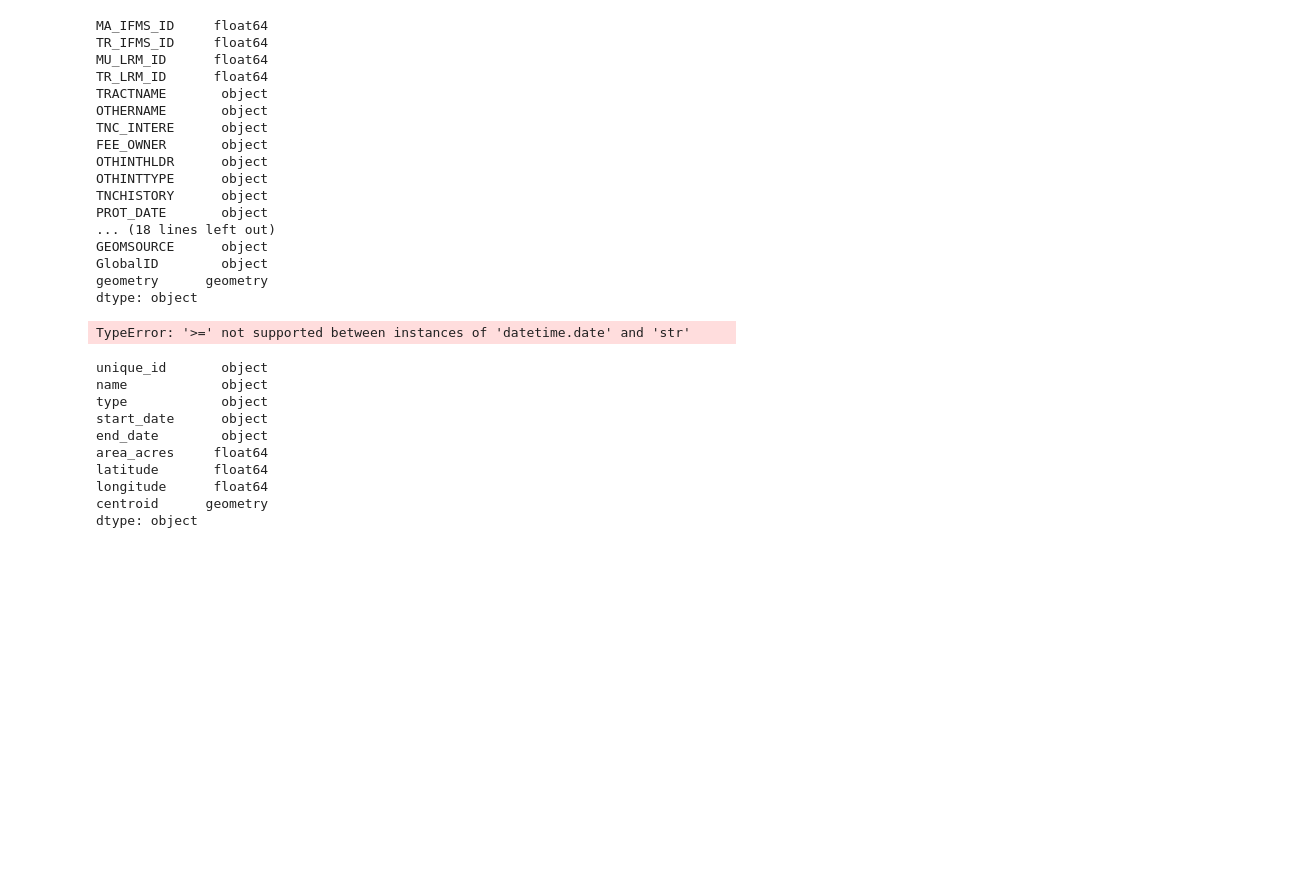
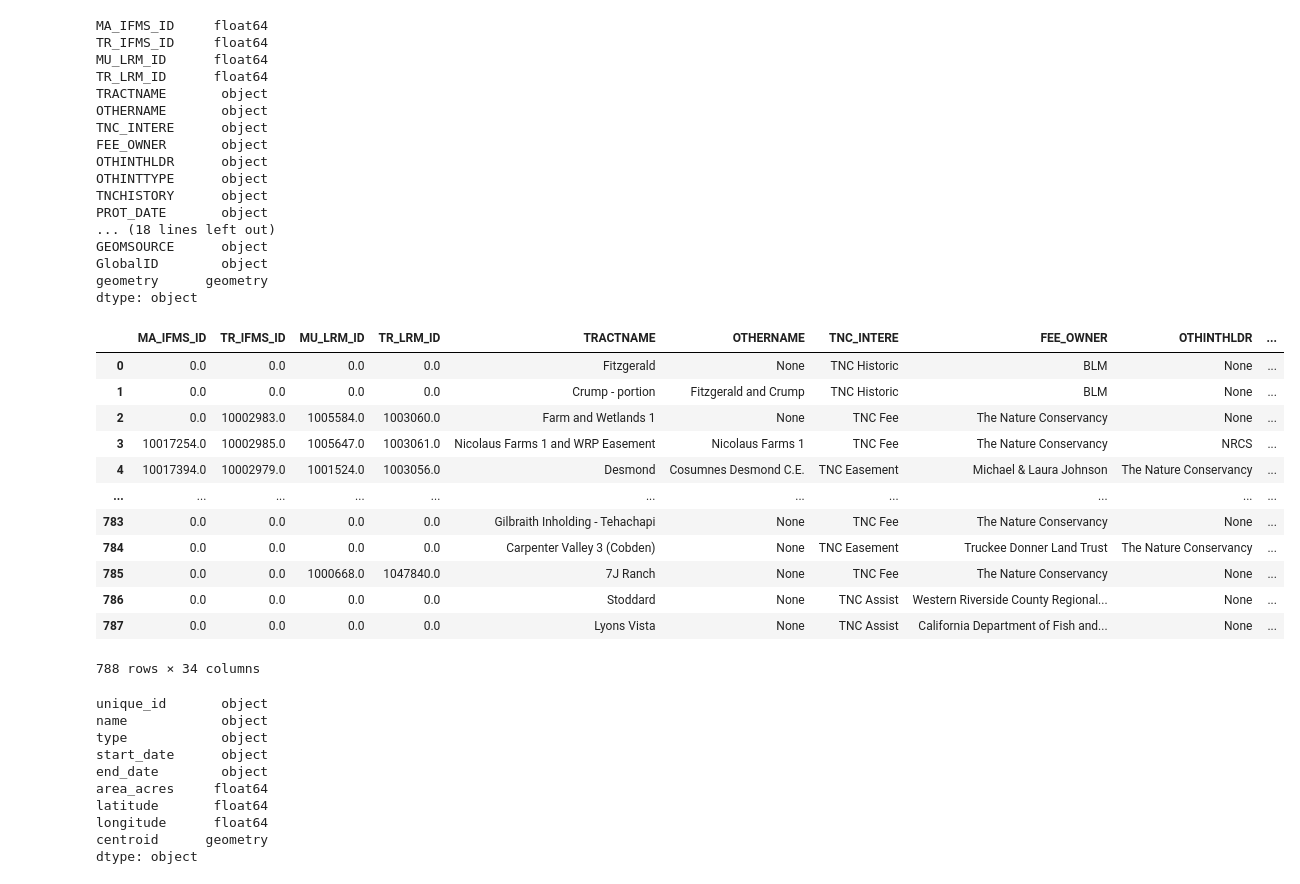
Before and after one commit to kklausmeyer/dashboard, a Jupyter notebook: Strategy_Step02_Import_feature_classes.ipynb, the cells around one changed output. Saved outputs shown, nothing was run; the diff lists cells and outputs as text; code cells hidden in the pictures; blank space fills up the shorter version.

Commit message:
clean up prop name

```diff
--- a/Strategy_Step02_Import_feature_classes.ipynb
+++ b/Strategy_Step02_Import_feature_classes.ipynb
@@ -12,7 +12,8 @@ def str_to_path(path_str):
     path = os.path.join(path_list[0], os.sep, *path_list[1:])
     return path
 # %%
-date = date.today().strftime("%Y%m%d")
+#date = date.today().strftime("%Y%m%d")
+date = '20220331'
 n_path = str_to_path(r"N:\Projects\Dashboard\data")
 tnc_lands_fc = os.path.join(n_path, "TNC_Lands_{}.shp".format(date))
 outer_dir = os.path.split(os.getcwd())[0]
@@ -76,6 +77,25 @@ GEOMSOURCE      object
 GlobalID        object
 geometry      geometry
 dtype: object
+# %%
+# Fix names for public use
+gdf['prop_name'] = np.where(gdf['PUB_NAME'].isna(), gdf['TRACTNAME'], gdf['PUB_NAME'])
+gdf['prop_name'] = np.where(gdf['TNC_INTERE']=="TNC Easement", gdf['CONS_AREA'].astype(str) + ' Easement', gdf['prop_name'])
+gdf
+# %% [output]
+|  | MA_IFMS_ID | TR_IFMS_ID | MU_LRM_ID | TR_LRM_ID | TRACTNAME | OTHERNAME | TNC_INTERE | FEE_OWNER | OTHINTHLDR | ... |
+| 0 | 0.0 | 0.0 | 0.0 | 0.0 | Fitzgerald | None | TNC Historic | BLM | None | ... |
+| 1 | 0.0 | 0.0 | 0.0 | 0.0 | Crump - portion | Fitzgerald and Crump | TNC Historic | BLM | None | ... |
+| 2 | 0.0 | 10002983.0 | 1005584.0 | 1003060.0 | Farm and Wetlands 1 | None | TNC Fee | The Nature Conservancy | None | ... |
+| 3 | 10017254.0 | 10002985.0 | 1005647.0 | 1003061.0 | Nicolaus Farms 1 and WRP Easement | Nicolaus Farms 1 | TNC Fee | The Nature Conservancy | NRCS | ... |
+| 4 | 10017394.0 | 10002979.0 | 1001524.0 | 1003056.0 | Desmond | Cosumnes Desmond C.E. | TNC Easement | Michael & Laura Johnson | The Nature Conservancy | ... |
+| ... | ... | ... | ... | ... | ... | ... | ... | ... | ... | ... |
+| 783 | 0.0 | 0.0 | 0.0 | 0.0 | Gilbraith Inholding - Tehachapi | None | TNC Fee | The Nature Conservancy | None | ... |
+| 784 | 0.0 | 0.0 | 0.0 | 0.0 | Carpenter Valley 3 (Cobden) | None | TNC Easement | Truckee Donner Land Trust | The Nature Conservancy | ... |
+| 785 | 0.0 | 0.0 | 1000668.0 | 1047840.0 | 7J Ranch | None | TNC Fee | The Nature Conservancy | None | ... |
+| 786 | 0.0 | 0.0 | 0.0 | 0.0 | Stoddard | None | TNC Assist | Western Riverside County Regional... | None | ... |
+| 787 | 0.0 | 0.0 | 0.0 | 0.0 | Lyons Vista | None | TNC Assist | California Department of Fish and... | None | ... |
+788 rows × 34 columns
 # %%
 def standardize_polygons(gdf, start_date, end_date, name, prop_type, unique_id):
 
@@ -106,21 +126,19 @@ def standardize_polygons(gdf, start_date, end_date, name, prop_type, unique_id):
 gdf1 = standardize_polygons(gdf.loc[gdf.TNC_INTERE.isin(['TNC Easement', 'TNC Fee', 'TNC Historic'])].copy(),
                              start_date = 'PROT_DATE',
                              end_date = '1-1-2100',
-                             name = 'TRACTNAME',
+                             name = 'prop_name',
                              prop_type = 'TNC_INTERE',
                              unique_id = 'Land_land protection_protection by TNC'
                             )
 gdf2 = standardize_polygons(gdf.loc[gdf.TNC_INTERE.isin(['TNC Assist'])].copy(),
                              start_date = 'PROT_DATE',
                              end_date = '1-1-2100',
-                             name = 'TRACTNAME',
+                             name = 'prop_name',
                              prop_type = 'TNC_INTERE',
                              unique_id = 'Land_land protection_protection by partners'
                             )
 
 gdf_all = gdf1.append(gdf2, ignore_index=True)
-# %% [output]
-TypeError: '>=' not supported between instances of 'datetime.date' and 'str'
 # %%
 # export data
 gdf_shp = gdf_all.copy()
```
